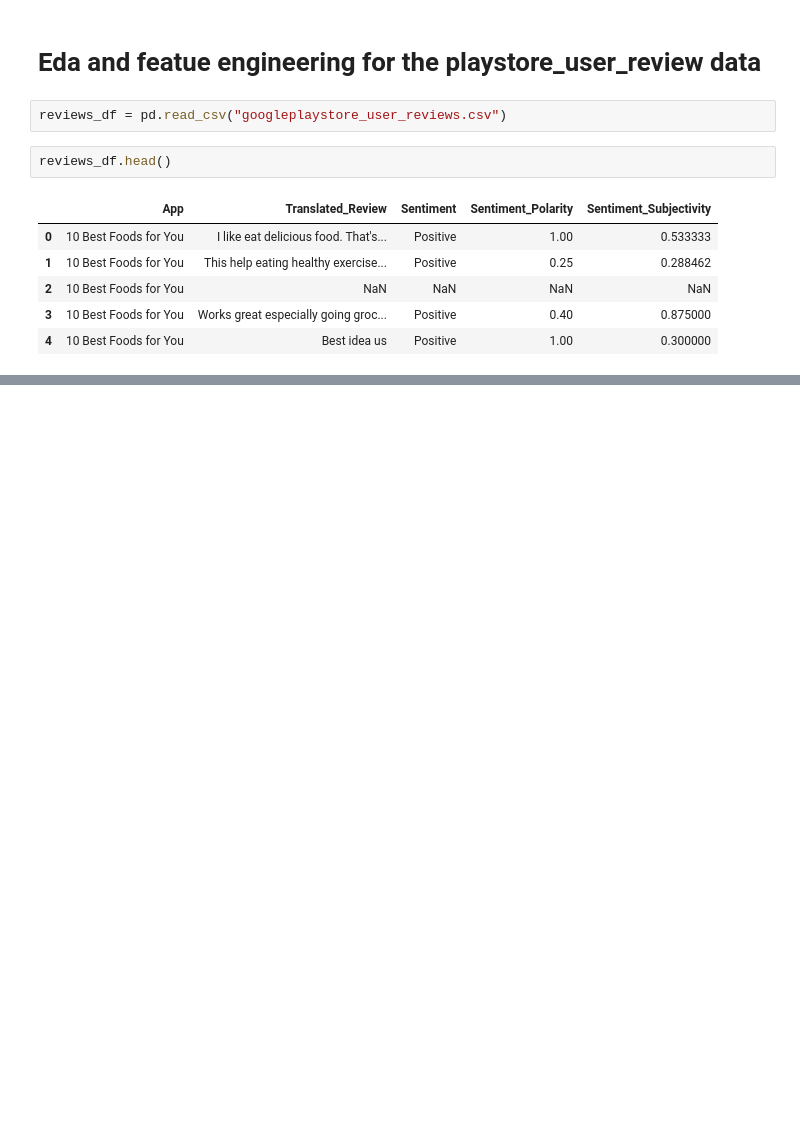
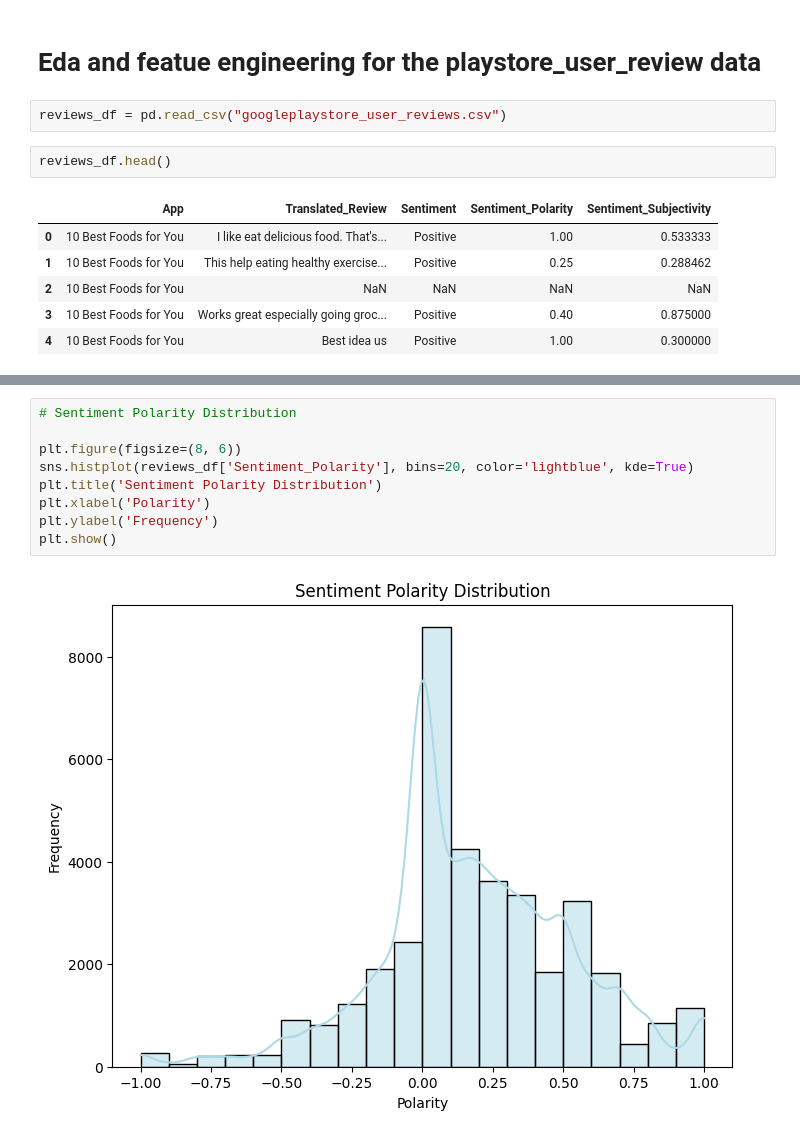
Before and after one commit to ashokrawatt/New-ML-Project, a Jupyter notebook: notebook/EDA.ipynb, the cells around one changed output, grey strips where cells are left out. Cells and saved outputs as stored; diff of their text form; blank space fills up the shorter version.

```diff
--- a/notebook/EDA.ipynb
+++ b/notebook/EDA.ipynb
@@ -175,0 +218,11 @@ reviews_df.head()
+# %%
+# Sentiment Polarity Distribution
+
+plt.figure(figsize=(8, 6))
+sns.histplot(reviews_df['Sentiment_Polarity'], bins=20, color='lightblue', kde=True)
+plt.title('Sentiment Polarity Distribution')
+plt.xlabel('Polarity')
+plt.ylabel('Frequency')
+plt.show()
+# %% [output]
+[figure, added]
```
Also changed, not shown: parts of 29 cells of this notebook.
